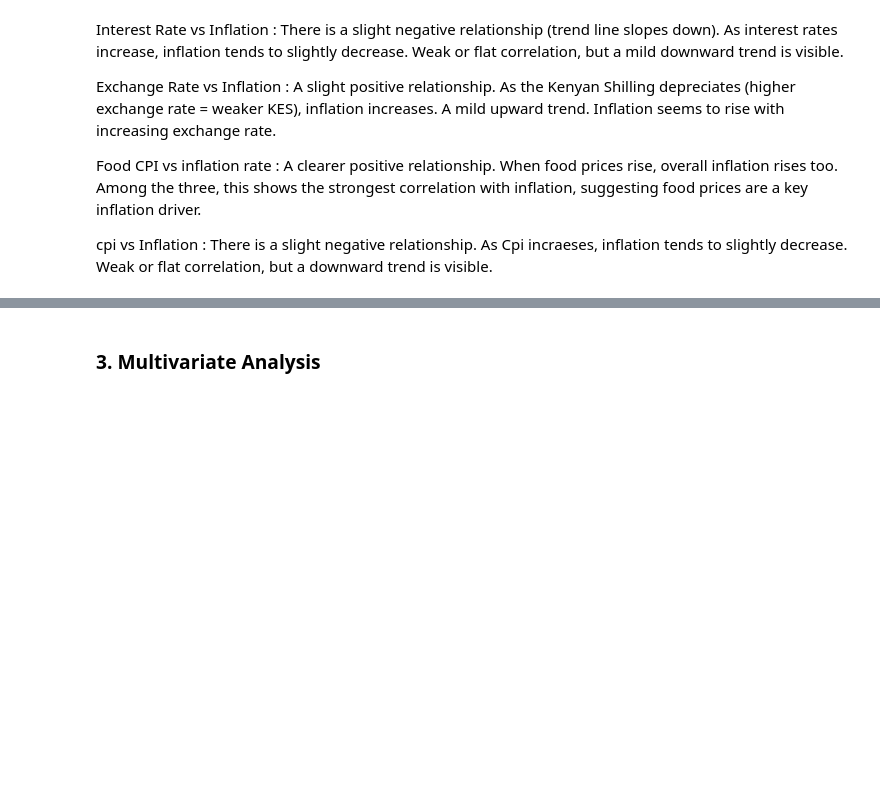
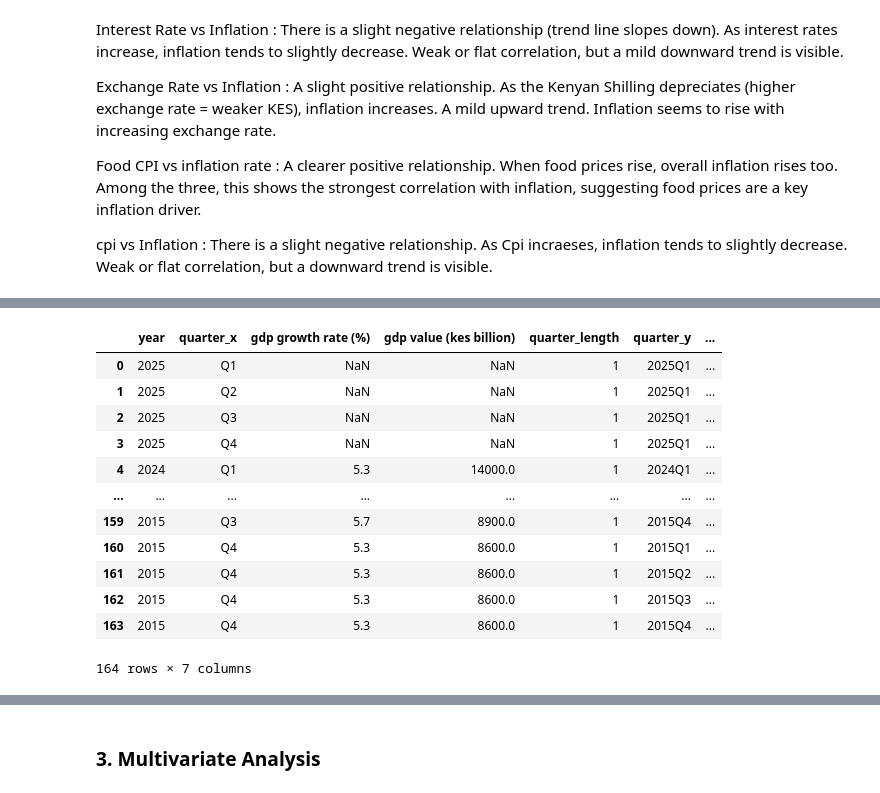
Before and after one commit to SharleentheCEO/Kenya_inflation_project, a Jupyter notebook: Analysis.ipynb, the cells around one changed output, grey strips where cells are left out. Cells and saved outputs as stored; diff of their text form; code cells hidden in the pictures; blank space fills up the shorter version.

```diff
--- a/Analysis.ipynb
+++ b/Analysis.ipynb
@@ -728,0 +596,17 @@ plt.show()
+# %%
+df = pd.merge(gdpgrowth, inflation_quarterly, on=['year'], how='inner')
+df
+# %% [output]
+|  | year | quarter_x | gdp growth rate (%) | gdp value (kes billion) | quarter_length | quarter_y | ... |
+| 0 | 2025 | Q1 | NaN | NaN | 1 | 2025Q1 | ... |
+| 1 | 2025 | Q2 | NaN | NaN | 1 | 2025Q1 | ... |
+| 2 | 2025 | Q3 | NaN | NaN | 1 | 2025Q1 | ... |
+| 3 | 2025 | Q4 | NaN | NaN | 1 | 2025Q1 | ... |
+| 4 | 2024 | Q1 | 5.3 | 14000.0 | 1 | 2024Q1 | ... |
+| ... | ... | ... | ... | ... | ... | ... | ... |
+| 159 | 2015 | Q3 | 5.7 | 8900.0 | 1 | 2015Q4 | ... |
+| 160 | 2015 | Q4 | 5.3 | 8600.0 | 1 | 2015Q1 | ... |
+| 161 | 2015 | Q4 | 5.3 | 8600.0 | 1 | 2015Q2 | ... |
+| 162 | 2015 | Q4 | 5.3 | 8600.0 | 1 | 2015Q3 | ... |
+| 163 | 2015 | Q4 | 5.3 | 8600.0 | 1 | 2015Q4 | ... |
+164 rows × 7 columns
```
Also changed, not shown: parts of 17 cells of this notebook.
